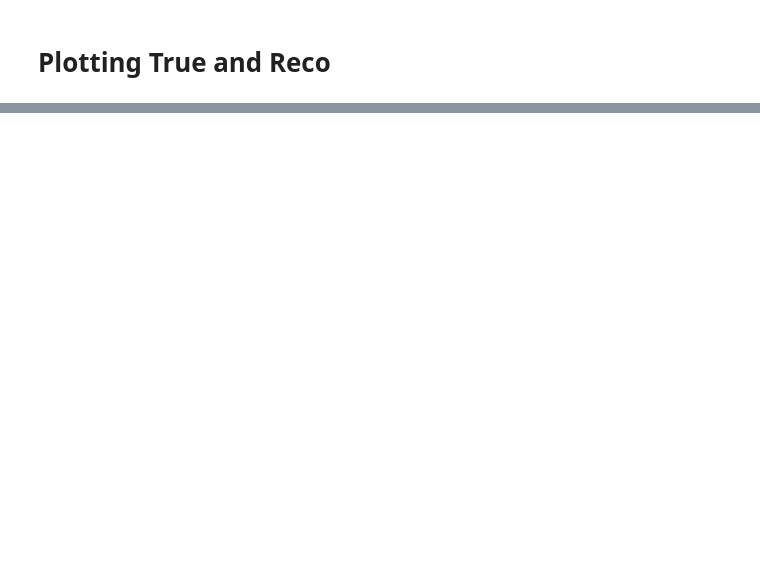
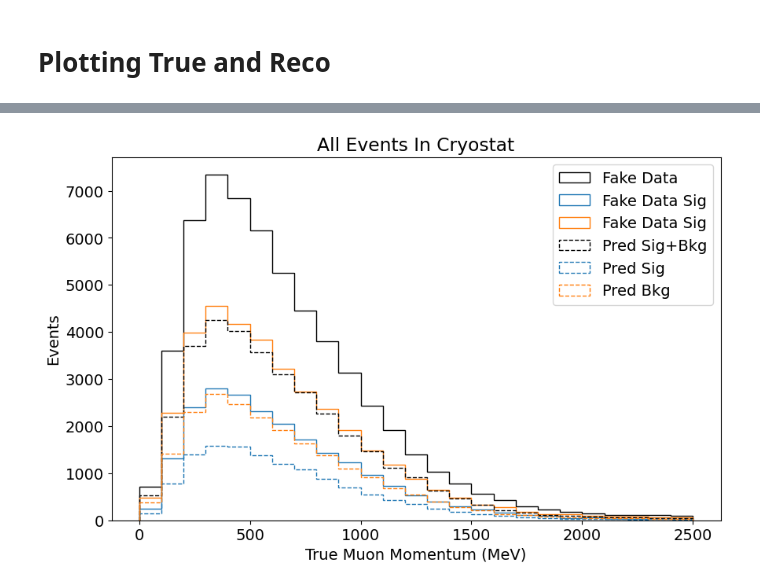
Before and after one commit to leehagaman/lartpc_omnifold, a Jupyter notebook: numuCC_example.ipynb, the cells around one changed output, grey strips where cells are left out. Cells and saved outputs as stored; diff of their text form; code cells hidden in the pictures; blank space fills up the shorter version.

```diff
--- a/numuCC_example.ipynb
+++ b/numuCC_example.ipynb
@@ -110,0 +116,10 @@ FileNotFoundError: [Errno 2] No such file or directory: '/home/lee/ml_projects/l
+# %%
+split_index = int(len(overlay_df) * 0.5)
+big_pred_df = overlay_df.iloc[:split_index, :]
+big_fake_data_df = overlay_df.iloc[split_index:, :]
+print(overlay_df.shape, big_pred_df.shape, big_fake_data_df.shape)
+
+fake_data_POT = 1e20
+big_fake_data_df = big_fake_data_df.sample(n=int(len(overlay_df) * fake_data_POT / overlay_POT))
+
+print(big_fake_data_df.shape)
@@ -111,6 +129,6 @@ FileNotFoundError: [Errno 2] No such file or directory: '/home/lee/ml_projects/l
 # %%
-weight_cv_vals = overlay_df["weight_cv"].to_numpy()
-weight_spline_vals = overlay_df["weight_spline"].to_numpy()
+weight_cv_vals = big_pred_df["weight_cv"].to_numpy()
+weight_spline_vals = big_pred_df["weight_spline"].to_numpy()
 net_weights = []
 for i in range(len(weight_cv_vals)):
     weight_cv = weight_cv_vals[i]
@@ -119,4 +137,4 @@ for i in range(len(weight_cv_vals)):
         weight_cv = 1
     net_weights.append(weight_cv * weight_spline * fake_data_POT / overlay_POT)
 
-overlay_df["net_weight"] = net_weights
+big_pred_df["net_weight"] = net_weights
@@ -208,2 +147,6 @@ simple_fake_data_df
+# %%
+pred_df = big_pred_df[["wc_numuCC_selected", "wc_numuCC_sig", "truth_nuEnergy", "true_muon_momentum", "reco_muon_momentum", "truth_vtxInside", "net_weight"]]
+fake_data_df = big_fake_data_df[["wc_numuCC_selected", "wc_numuCC_sig", "truth_nuEnergy", "true_muon_momentum", "reco_muon_momentum", "truth_vtxInside"]]
+fake_data_no_truth_df = big_fake_data_df[["wc_numuCC_selected", "reco_muon_momentum"]]
 # %% [markdown]
 # Plotting True and Reco
@@ -245,0 +153,71 @@ plt.show()
+# %%
+bins = np.linspace(0, 2500, 26)
+
+pred_tpc_df = pred_df.query("truth_vtxInside==1")
+fake_data_tpc_df = fake_data_df.query("truth_vtxInside==1")
+
+pred_sig_df = pred_df.query("wc_numuCC_sig==1")
+pred_bkg_df = pred_df.query("wc_numuCC_sig==0")
+pred_sel_df = pred_df.query("wc_numuCC_selected==1")
+pred_sig_sel_df = pred_sig_df.query("wc_numuCC_selected==1")
+pred_bkg_sel_df = pred_bkg_df.query("wc_numuCC_selected==1")
+fake_data_sig_df = fake_data_df.query("wc_numuCC_sig==1")
+fake_data_bkg_df = fake_data_df.query("wc_numuCC_sig==0")
+fake_data_sel_df = fake_data_df.query("wc_numuCC_selected==1")
+fake_data_sig_sel_df = fake_data_sig_df.query("wc_numuCC_selected==1")
+fake_data_bkg_sel_df = fake_data_bkg_df.query("wc_numuCC_selected==1")
+
+pred_sig_tpc_df = pred_sig_df.query("truth_vtxInside==1")
+pred_bkg_tpc_df = pred_bkg_df.query("truth_vtxInside==1")
+pred_sel_tpc_df = pred_sel_df.query("truth_vtxInside==1")
+pred_sig_sel_tpc_df = pred_sig_sel_df.query("truth_vtxInside==1")
+pred_bkg_sel_tpc_df = pred_bkg_sel_df.query("truth_vtxInside==1")
+fake_data_sig_tpc_df = fake_data_sig_df.query("truth_vtxInside==1")
+fake_data_bkg_tpc_df = fake_data_bkg_df.query("truth_vtxInside==1")
+fake_data_sel_tpc_df = fake_data_sel_df.query("truth_vtxInside==1")
+fake_data_sig_sel_tpc_df = fake_data_sig_sel_df.query("truth_vtxInside==1")
+fake_data_bkg_sel_tpc_df = fake_data_bkg_sel_df.query("truth_vtxInside==1")
+
+plt.rcParams.update({'font.size': 14})
+
+plt.figure(figsize=(10, 6))
+plt.hist(fake_data_df["true_muon_momentum"], bins=bins, histtype="step", label="Fake Data", color="k")
+plt.hist(fake_data_sig_df["true_muon_momentum"], bins=bins, histtype="step", label="Fake Data Sig", color="C0")
+plt.hist(fake_data_bkg_df["true_muon_momentum"], bins=bins, histtype="step", label="Fake Data Sig", color="C1")
+
+plt.hist(pred_df["true_muon_momentum"], weights=pred_df["net_weight"], bins=bins, histtype="step", label="Pred Sig+Bkg", color="k", ls="--")
+plt.hist(pred_sig_df["true_muon_momentum"], weights=pred_sig_df["net_weight"], bins=bins, histtype="step", label="Pred Sig", color="C0", ls="--")
+plt.hist(pred_bkg_df["true_muon_momentum"], weights=pred_bkg_df["net_weight"], bins=bins, histtype="step", label="Pred Bkg", color="C1", ls="--")
+plt.xlabel("True Muon Momentum (MeV)")
+plt.ylabel("Events")
+plt.legend()
+plt.title("All Events In Cryostat")
+plt.show()
+
+plt.figure(figsize=(10, 6))
+plt.hist(fake_data_tpc_df["true_muon_momentum"], bins=bins, histtype="step", label="Fake Data", color="k")
+plt.hist(fake_data_sig_tpc_df["true_muon_momentum"], bins=bins, histtype="step", label="Fake Data Sig", color="C0")
+plt.hist(fake_data_bkg_tpc_df["true_muon_momentum"], bins=bins, histtype="step", label="Fake Data Bkg", color="C1")
+plt.hist(pred_tpc_df["true_muon_momentum"], weights=pred_tpc_df["net_weight"], bins=bins, histtype="step", label="Pred Sig+Bkg", color="k", ls="--")
+plt.hist(pred_sig_tpc_df["true_muon_momentum"], weights=pred_sig_tpc_df["net_weight"], bins=bins, histtype="step", label="Pred Sig", color="C0", ls="--")
+plt.hist(pred_bkg_tpc_df["true_muon_momentum"], weights=pred_bkg_tpc_df["net_weight"], bins=bins, histtype="step", label="Pred Bkg", color="C1", ls="--")
+plt.xlabel("True Muon Momentum (MeV)")
+plt.ylabel("Events")
+plt.legend()
+plt.title("All Events In TPC")
+plt.show()
+
+plt.figure(figsize=(10, 6))
+plt.hist(fake_data_sel_df["reco_muon_momentum"], bins=bins, histtype="step", label="Fake Data Sel", color="k")
+plt.hist(fake_data_sig_sel_df["reco_muon_momentum"], bins=bins, histtype="step", label="Fake Data Sig Sel", color="C0")
+plt.hist(fake_data_bkg_sel_df["reco_muon_momentum"], bins=bins, histtype="step", label="Fake Data Bkg Sel", color="C1")
+plt.hist(pred_sel_df["reco_muon_momentum"], weights=pred_sel_df["net_weight"], bins=bins, histtype="step", label="Pred Sig+Bkg", color="k", ls="--")
+plt.hist(pred_sig_sel_df["reco_muon_momentum"], weights=pred_sig_sel_df["net_weight"], bins=bins, histtype="step", label="Pred Sig", color="C0", ls="--")
+plt.hist(pred_bkg_sel_df["reco_muon_momentum"], weights=pred_bkg_sel_df["net_weight"], bins=bins, histtype="step", label="Pred Bkg", color="C1", ls="--")
+plt.xlabel("Reco Muon Momentum (MeV)")
+plt.ylabel("Events")
+plt.legend()
+plt.title("WC numuCC Selected Events")
+plt.show()
+# %% [output]
+[figure, added]
```
Also changed, not shown: parts of 18 cells of this notebook, 1 other file.
